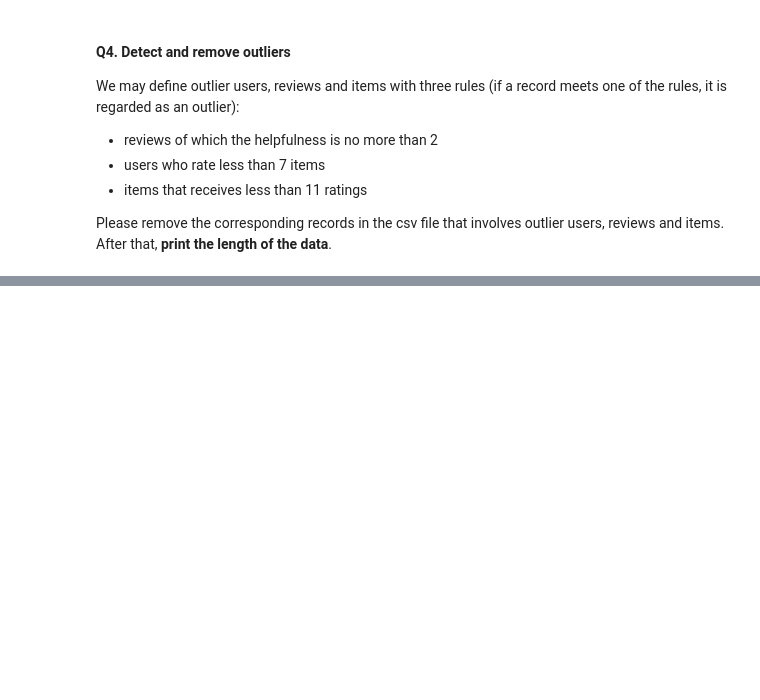
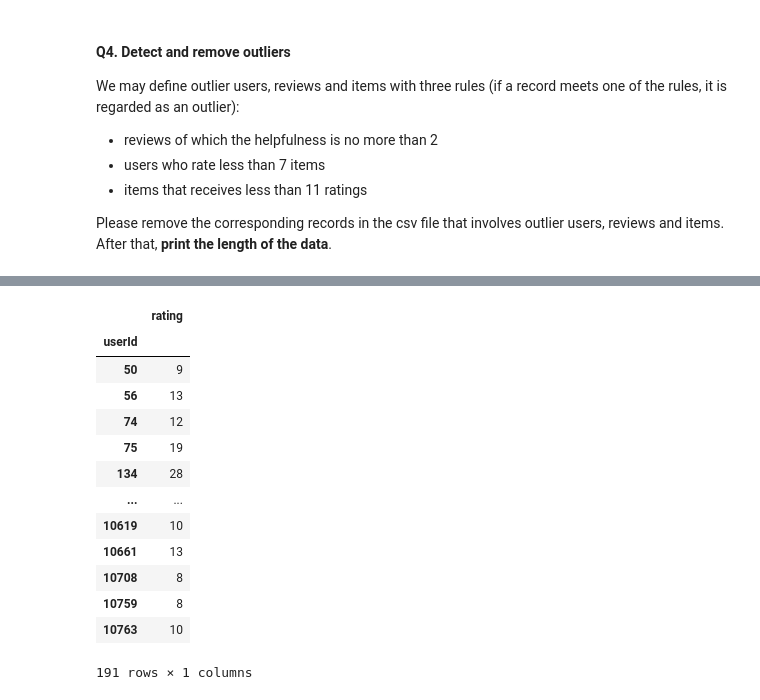
Before and after one commit to COMP2200/Practical-Workshops, a Jupyter notebook: Portfolio_1_questions.ipynb, the cells around one changed output, grey strips where cells are left out. Cells and saved outputs as stored; diff of their text form; code cells hidden in the pictures; blank space fills up the shorter version.

```diff
--- a/Portfolio_1_questions.ipynb
+++ b/Portfolio_1_questions.ipynb
@@ -173,0 +254,17 @@ Please remove the corresponding records in the csv file that involves outlier us
+# %%
+Ratings.drop(index=Ratings[Ratings['rating']<=7].index)
+# %% [output]
+|  | rating |
+| userId |  |
+| 50 | 9 |
+| 56 | 13 |
+| 74 | 12 |
+| 75 | 19 |
+| 134 | 28 |
+| ... | ... |
+| 10619 | 10 |
+| 10661 | 13 |
+| 10708 | 8 |
+| 10759 | 8 |
+| 10763 | 10 |
+191 rows × 1 columns
```
Also changed, not shown: parts of 22 cells of this notebook.
